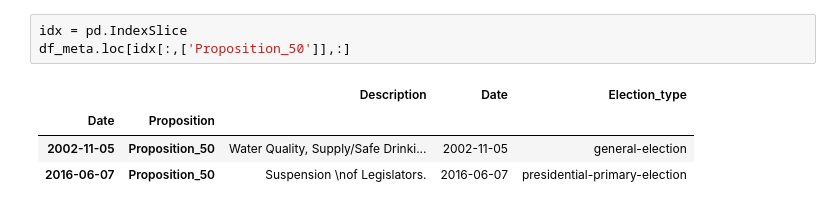
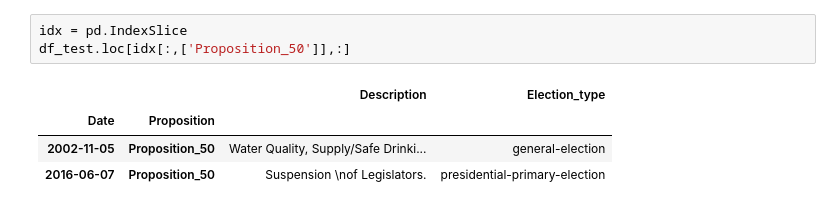
Before and after one commit to cnehrkorn/CaliVoting, a Jupyter notebook: process_sos.ipynb, the cells around one changed output. Cells and saved outputs as stored; diff of their text form.

```diff
--- a/process_sos.ipynb
+++ b/process_sos.ipynb
@@ -258,8 +346,8 @@ df.loc[:,'2002']
 # %%
 idx = pd.IndexSlice
-df_meta.loc[idx[:,['Proposition_50']],:]
+df_test.loc[idx[:,['Proposition_50']],:]
 # %% [output]
-|  |  | Description | Date | Election_type |
-| Date | Proposition |  |  |  |
-| 2002-11-05 | Proposition_50 | Water Quality, Supply/Safe Drinki... | 2002-11-05 | general-election |
-| 2016-06-07 | Proposition_50 | Suspension \nof Legislators. | 2016-06-07 | presidential-primary-election |
+|  |  | Description | Election_type |
+| Date | Proposition |  |  |
+| 2002-11-05 | Proposition_50 | Water Quality, Supply/Safe Drinki... | general-election |
+| 2016-06-07 | Proposition_50 | Suspension \nof Legislators. | presidential-primary-election |
```
Also changed, not shown: parts of 13 cells of this notebook, 10 other files.
